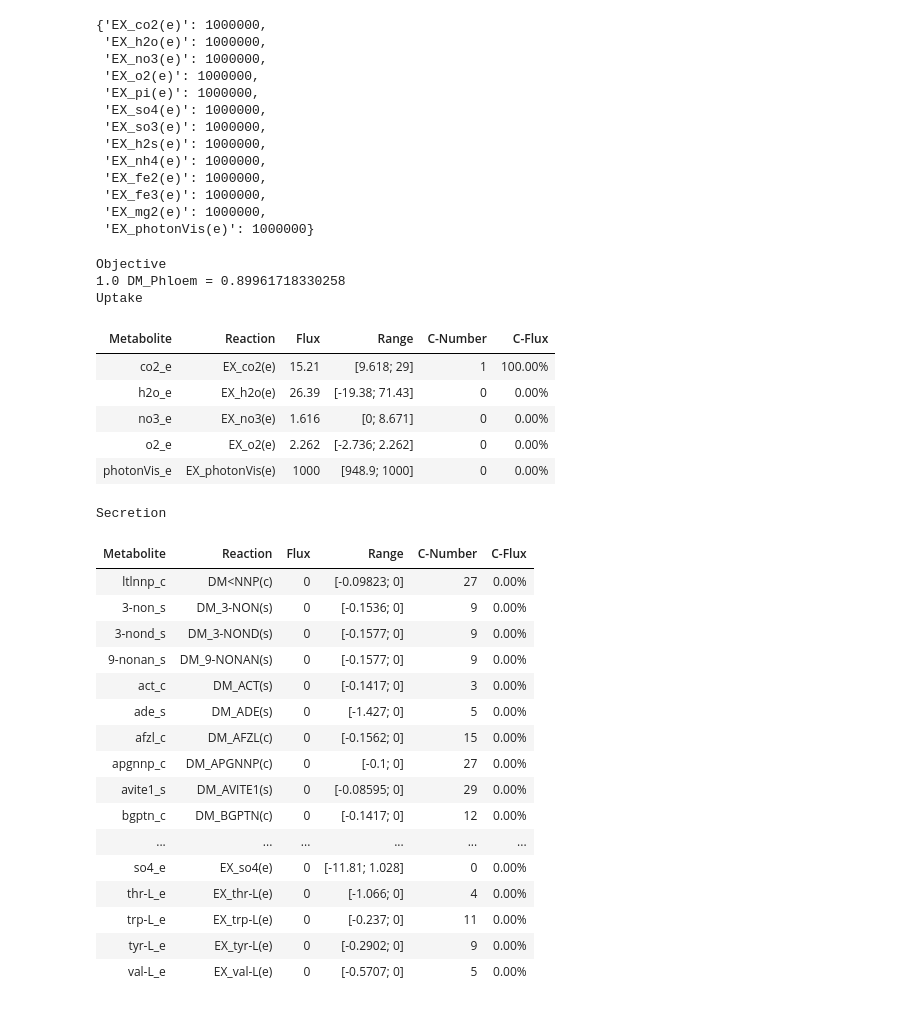
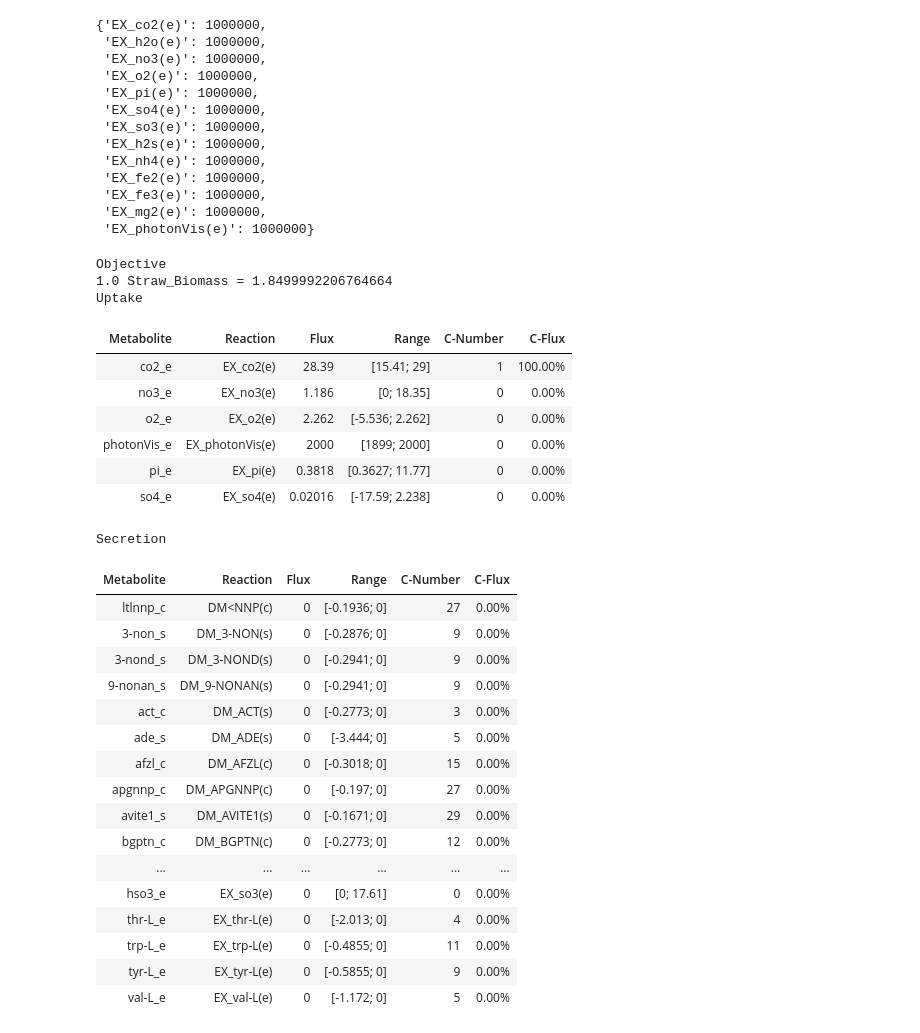
Before and after one commit to rtsantos3/RiceMM, a Jupyter notebook: Scripts/CO2 Benchmarking 1-cell model.ipynb, the cells around one changed output. Cells and saved outputs as stored; diff of their text form; code cells hidden in the pictures.

```diff
--- a/Scripts/CO2 Benchmarking 1-cell model.ipynb
+++ b/Scripts/CO2 Benchmarking 1-cell model.ipynb
@@ -178,44 +178,45 @@ model.add_cons_vars(rbcl_vcvo)
 # %%
 # Let's try restricting O2 intake again to a specific amount, let's see if PPFD responds accordingly
 
 with model:
 
-    model_media['EX_photonVis(e)'] = 1000
+    model_media['EX_photonVis(e)'] = 2000
     model_media['EX_co2(e)'] = 29
     model_media['EX_o2(e)'] = 2.2618 #2.2618
     model.medium = model_media
 #Constrain O2 intake to 3.312 mmol O2 gcw -1 d-1 ~~ 2.2618 umol O2 m-2 s-1 (from Lakshmanan et al. 2016)
     #Change objective function to reflect Mature leaf
-    model.reactions.get_by_id('Straw_Biomass').objective_coefficient = 0
-    model.reactions.get_by_id('DM_Phloem').objective_coefficient = 1
+    model.reactions.get_by_id('Straw_Biomass').objective_coefficient = 1
+    model.reactions.get_by_id('DM_Phloem').objective_coefficient = 0
     sample_fluxes = cobra.flux_analysis.pfba(model)
     output = model.summary(fva=0.95)
 output
 # %% [output]
 Objective
-1.0 DM_Phloem = 0.89961718330258
+1.0 Straw_Biomass = 1.8499992206764664
 Uptake
 | Metabolite | Reaction | Flux | Range | C-Number | C-Flux |
-| co2_e | EX_co2(e) | 15.21 | [9.618; 29] | 1 | 100.00% |
-| h2o_e | EX_h2o(e) | 26.39 | [-19.38; 71.43] | 0 | 0.00% |
-| no3_e | EX_no3(e) | 1.616 | [0; 8.671] | 0 | 0.00% |
-| o2_e | EX_o2(e) | 2.262 | [-2.736; 2.262] | 0 | 0.00% |
-| photonVis_e | EX_photonVis(e) | 1000 | [948.9; 1000] | 0 | 0.00% |
+| co2_e | EX_co2(e) | 28.39 | [15.41; 29] | 1 | 100.00% |
+| no3_e | EX_no3(e) | 1.186 | [0; 18.35] | 0 | 0.00% |
+| o2_e | EX_o2(e) | 2.262 | [-5.536; 2.262] | 0 | 0.00% |
+| photonVis_e | EX_photonVis(e) | 2000 | [1899; 2000] | 0 | 0.00% |
+| pi_e | EX_pi(e) | 0.3818 | [0.3627; 11.77] | 0 | 0.00% |
+| so4_e | EX_so4(e) | 0.02016 | [-17.59; 2.238] | 0 | 0.00% |
 Secretion
 | Metabolite | Reaction | Flux | Range | C-Number | C-Flux |
-| ltlnnp_c | DM<NNP(c) | 0 | [-0.09823; 0] | 27 | 0.00% |
-| 3-non_s | DM_3-NON(s) | 0 | [-0.1536; 0] | 9 | 0.00% |
-| 3-nond_s | DM_3-NOND(s) | 0 | [-0.1577; 0] | 9 | 0.00% |
-| 9-nonan_s | DM_9-NONAN(s) | 0 | [-0.1577; 0] | 9 | 0.00% |
-| act_c | DM_ACT(s) | 0 | [-0.1417; 0] | 3 | 0.00% |
-| ade_s | DM_ADE(s) | 0 | [-1.427; 0] | 5 | 0.00% |
-| afzl_c | DM_AFZL(c) | 0 | [-0.1562; 0] | 15 | 0.00% |
-| apgnnp_c | DM_APGNNP(c) | 0 | [-0.1; 0] | 27 | 0.00% |
-| avite1_s | DM_AVITE1(s) | 0 | [-0.08595; 0] | 29 | 0.00% |
-| bgptn_c | DM_BGPTN(c) | 0 | [-0.1417; 0] | 12 | 0.00% |
+| ltlnnp_c | DM<NNP(c) | 0 | [-0.1936; 0] | 27 | 0.00% |
+| 3-non_s | DM_3-NON(s) | 0 | [-0.2876; 0] | 9 | 0.00% |
+| 3-nond_s | DM_3-NOND(s) | 0 | [-0.2941; 0] | 9 | 0.00% |
+| 9-nonan_s | DM_9-NONAN(s) | 0 | [-0.2941; 0] | 9 | 0.00% |
+| act_c | DM_ACT(s) | 0 | [-0.2773; 0] | 3 | 0.00% |
+| ade_s | DM_ADE(s) | 0 | [-3.444; 0] | 5 | 0.00% |
+| afzl_c | DM_AFZL(c) | 0 | [-0.3018; 0] | 15 | 0.00% |
+| apgnnp_c | DM_APGNNP(c) | 0 | [-0.197; 0] | 27 | 0.00% |
+| avite1_s | DM_AVITE1(s) | 0 | [-0.1671; 0] | 29 | 0.00% |
+| bgptn_c | DM_BGPTN(c) | 0 | [-0.2773; 0] | 12 | 0.00% |
 | ... | ... | ... | ... | ... | ... |
-| so4_e | EX_so4(e) | 0 | [-11.81; 1.028] | 0 | 0.00% |
-| thr-L_e | EX_thr-L(e) | 0 | [-1.066; 0] | 4 | 0.00% |
-| trp-L_e | EX_trp-L(e) | 0 | [-0.237; 0] | 11 | 0.00% |
-| tyr-L_e | EX_tyr-L(e) | 0 | [-0.2902; 0] | 9 | 0.00% |
-| val-L_e | EX_val-L(e) | 0 | [-0.5707; 0] | 5 | 0.00% |
+| hso3_e | EX_so3(e) | 0 | [0; 17.61] | 0 | 0.00% |
+| thr-L_e | EX_thr-L(e) | 0 | [-2.013; 0] | 4 | 0.00% |
+| trp-L_e | EX_trp-L(e) | 0 | [-0.4855; 0] | 11 | 0.00% |
+| tyr-L_e | EX_tyr-L(e) | 0 | [-0.5855; 0] | 9 | 0.00% |
+| val-L_e | EX_val-L(e) | 0 | [-1.172; 0] | 5 | 0.00% |
```
Also changed, not shown: parts of 6 cells of this notebook, 8 other files.
